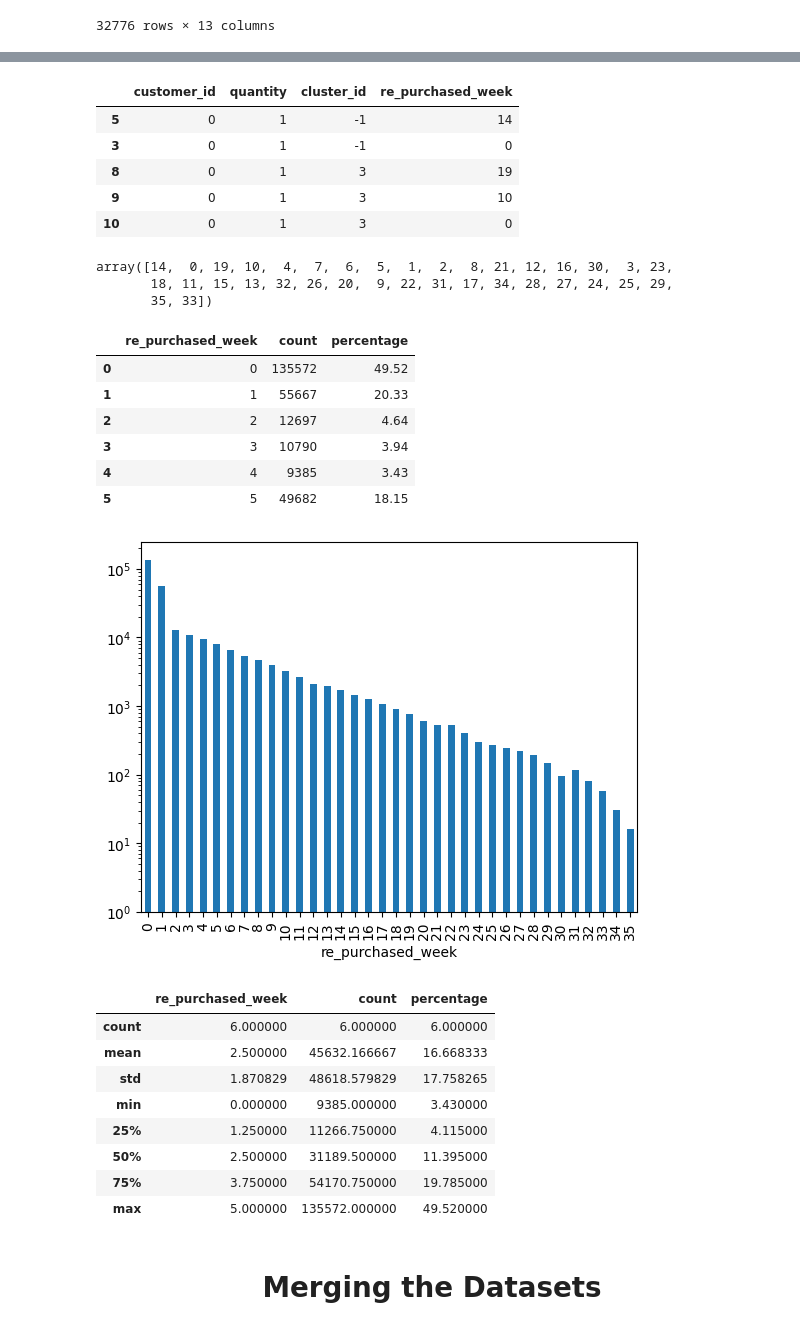
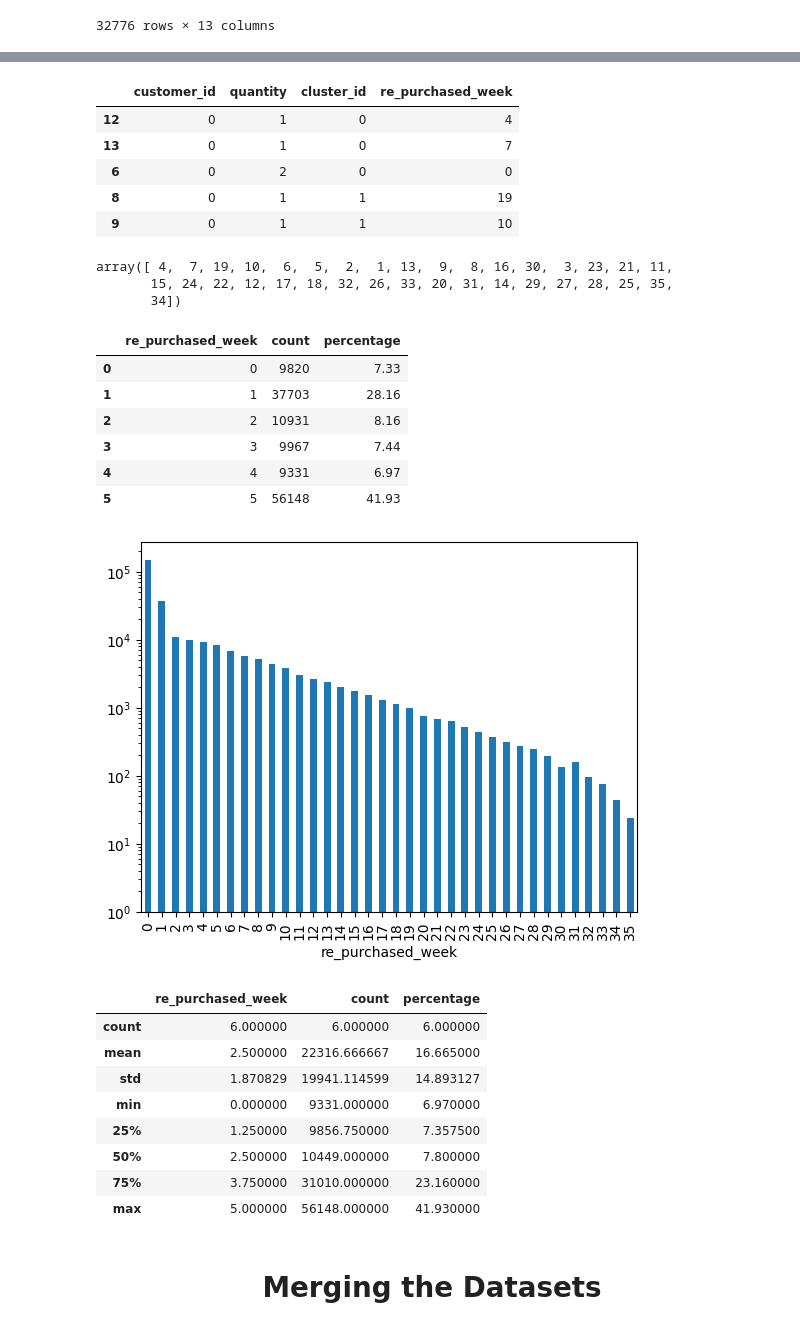
Before and after one commit to anildervis/YZV311_2425_150210307_150220344, a Jupyter notebook: data_analysis.ipynb, the cells around one changed output, grey strips where cells are left out. Cells and saved outputs as stored; diff of their text form; code cells hidden in the pictures.

Commit message:
cluster_id changed with mean cluster attributes in model training

```diff
--- a/data_analysis.ipynb
+++ b/data_analysis.ipynb
@@ -332,19 +332,19 @@ filtered_transactions
 # %%
-new_df = merged_df.drop(columns=['purchase_date', 'next_purchase_date'])
+new_df = filtered_transactions.drop(columns=['purchase_date', 'next_purchase_date'])
 new_df.head()
 # %% [output]
 |  | customer_id | quantity | cluster_id | re_purchased_week |
-| 5 | 0 | 1 | -1 | 14 |
-| 3 | 0 | 1 | -1 | 0 |
-| 8 | 0 | 1 | 3 | 19 |
-| 9 | 0 | 1 | 3 | 10 |
-| 10 | 0 | 1 | 3 | 0 |
+| 12 | 0 | 1 | 0 | 4 |
+| 13 | 0 | 1 | 0 | 7 |
+| 6 | 0 | 2 | 0 | 0 |
+| 8 | 0 | 1 | 1 | 19 |
+| 9 | 0 | 1 | 1 | 10 |
 # %%
 new_df[new_df["quantity"] == 1].re_purchased_week.unique()
 # %% [output]
-array([14,  0, 19, 10,  4,  7,  6,  5,  1,  2,  8, 21, 12, 16, 30,  3, 23,
-       18, 11, 15, 13, 32, 26, 20,  9, 22, 31, 17, 34, 28, 27, 24, 25, 29,
-       35, 33])
+array([ 4,  7, 19, 10,  6,  5,  2,  1, 13,  9,  8, 16, 30,  3, 23, 21, 11,
+       15, 24, 22, 12, 17, 18, 32, 26, 33, 20, 31, 14, 29, 27, 28, 25, 35,
+       34])
 # %%
 # Counting the occurrences of each re_purchased_week value
 counts = new_df['re_purchased_week'].value_counts()
@@ -370,28 +370,28 @@ final_df = re_purchased_df.reset_index()
 final_df
 # %% [output]
 |  | re_purchased_week | count | percentage |
-| 0 | 0 | 135572 | 49.52 |
-| 1 | 1 | 55667 | 20.33 |
-| 2 | 2 | 12697 | 4.64 |
-| 3 | 3 | 10790 | 3.94 |
-| 4 | 4 | 9385 | 3.43 |
-| 5 | 5 | 49682 | 18.15 |
+| 0 | 0 | 9820 | 7.33 |
+| 1 | 1 | 37703 | 28.16 |
+| 2 | 2 | 10931 | 8.16 |
+| 3 | 3 | 9967 | 7.44 |
+| 4 | 4 | 9331 | 6.97 |
+| 5 | 5 | 56148 | 41.93 |
 # %%
-merged_df["re_purchased_week"].value_counts().sort_index().plot(kind="bar", log=True);
+new_df["re_purchased_week"].value_counts().sort_index().plot(kind="bar", log=True);
 # %% [output]
-[figure, old version]
+[figure, new version]
 # %%
 final_df.describe()
 # %% [output]
 |  | re_purchased_week | count | percentage |
 | count | 6.000000 | 6.000000 | 6.000000 |
-| mean | 2.500000 | 45632.166667 | 16.668333 |
-| std | 1.870829 | 48618.579829 | 17.758265 |
-| min | 0.000000 | 9385.000000 | 3.430000 |
-| 25% | 1.250000 | 11266.750000 | 4.115000 |
-| 50% | 2.500000 | 31189.500000 | 11.395000 |
-| 75% | 3.750000 | 54170.750000 | 19.785000 |
-| max | 5.000000 | 135572.000000 | 49.520000 |
+| mean | 2.500000 | 22316.666667 | 16.665000 |
+| std | 1.870829 | 19941.114599 | 14.893127 |
+| min | 0.000000 | 9331.000000 | 6.970000 |
+| 25% | 1.250000 | 9856.750000 | 7.357500 |
+| 50% | 2.500000 | 10449.000000 | 7.800000 |
+| 75% | 3.750000 | 31010.000000 | 23.160000 |
+| max | 5.000000 | 56148.000000 | 41.930000 |
 # %% [markdown]
 # <center> Merging the Datasets </center>
 # %%
```
Also changed, not shown: parts of 25 cells of this notebook.
